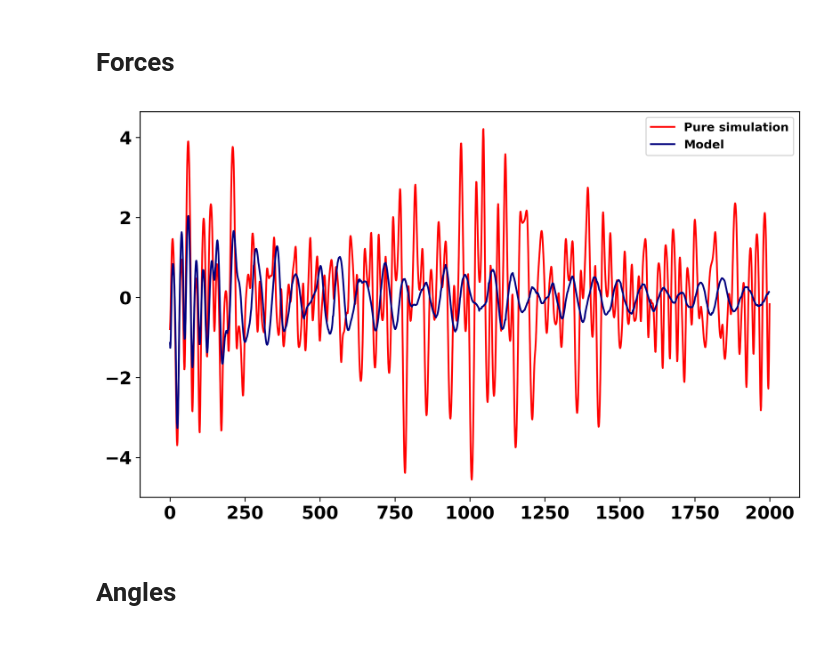
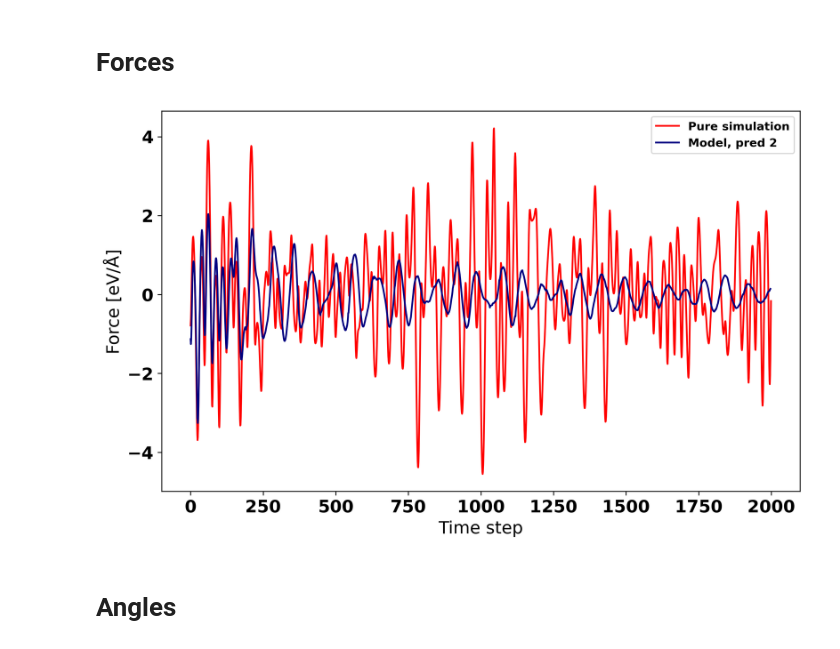
Before and after one commit to BirkDissing/Gemma_group, a Jupyter notebook: Master thesis/Code/Compare_simulations.ipynb, the cells around one changed output. Cells and saved outputs as stored; diff of their text form; code cells hidden in the pictures.

```diff
--- a/Master thesis/Code/Compare_simulations.ipynb
+++ b/Master thesis/Code/Compare_simulations.ipynb
@@ -43,15 +43,17 @@ def compare_chi2(ref, test):
 # %%
 force = []
 atom_nr = 0
 for atom in mol_dyn:
     force.append(atom.get_forces()[atom_nr, 1])
 fig, ax = plt.subplots(figsize=(10,6))
 ax.plot(range(len(mol_dyn)), force, label="Pure simulation", color="r")
-ax.plot(range(len(df_model)), df_model['C1(y)'], label="Model", color="navy")
+ax.plot(range(len(df_model)), df_model['C1(y)'], label="Model, pred 2", color="navy")
+ax.set_xlabel("Time step")
+ax.set_ylabel("Force [eV/Å]")
 ax.legend()
 ax.minorticks_off()
 # %% [output]
-[figure, old version]
+[figure, new version]
 # %% [markdown]
 # Angles
 # %%
```
Also changed, not shown: parts of 11 cells of this notebook, 5 other files.
